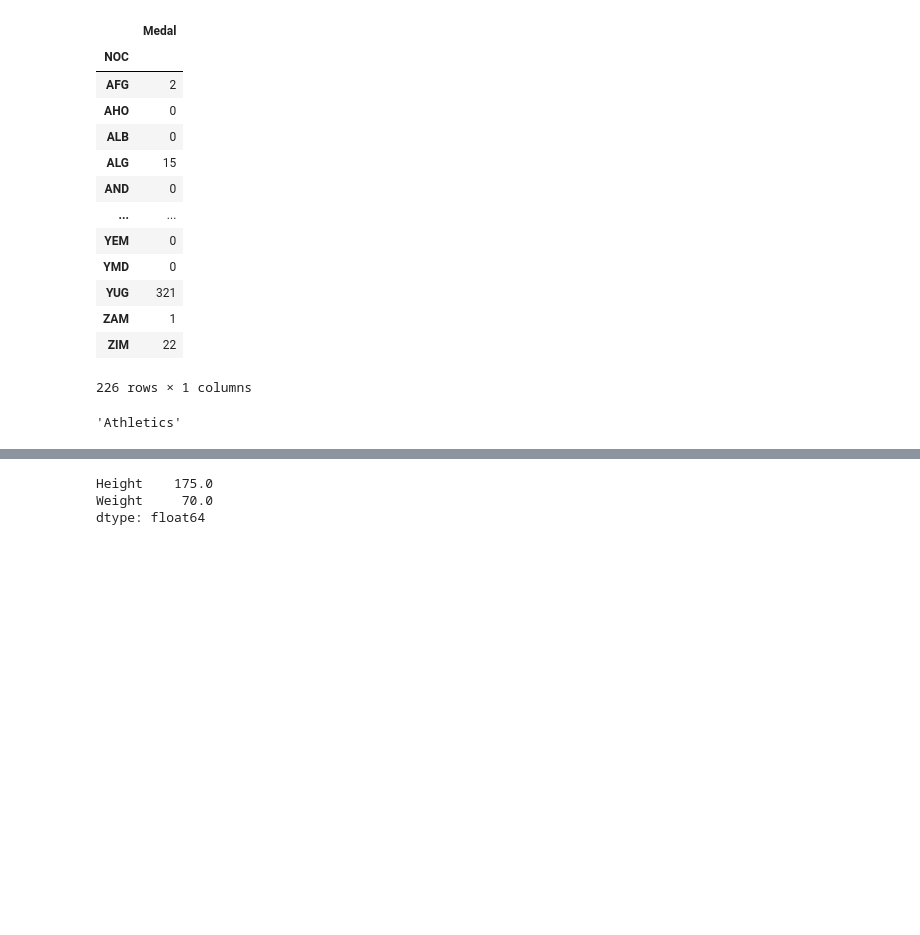
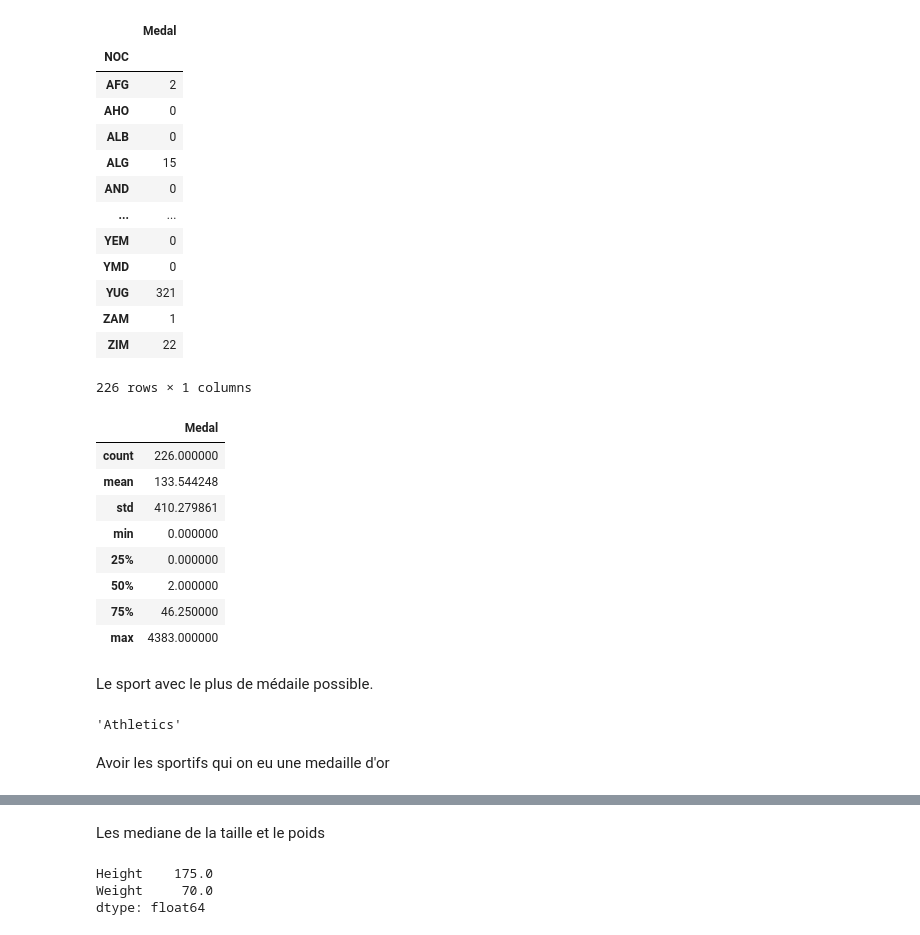
Before and after one commit to gleffad/data_approach_to_olympic_games, a Jupyter notebook: olympic_games_analysis.ipynb, the cells around one changed output, grey strips where cells are left out. Drawn from its saved outputs; the diff is of its cells as text; code cells hidden in the pictures; blank space fills up the shorter version.

```diff
--- a/olympic_games_analysis.ipynb
+++ b/olympic_games_analysis.ipynb
@@ -142,4 +181,18 @@ df_events[['NOC', 'Medal']].groupby('NOC').count()
 | ZAM | 1 |
 | ZIM | 22 |
 226 rows × 1 columns
+# %%
+df_events[['NOC', 'Medal']].groupby('NOC').count().describe()
+# %% [output]
+|  | Medal |
+| count | 226.000000 |
+| mean | 133.544248 |
+| std | 410.279861 |
+| min | 0.000000 |
+| 25% | 0.000000 |
+| 50% | 2.000000 |
+| 75% | 46.250000 |
+| max | 4383.000000 |
+# %% [markdown]
+Le sport avec le plus de médaile possible.
 # %%
@@ -148,4 +200,6 @@ df2 = df_events.groupby('Sport').count()
 df2['Medal'].idxmax()
 # %% [output]
 'Athletics'
+# %% [markdown]
+Avoir les sportifs qui on eu une medaille d'or
 # %%
@@ -166,4 +219,6 @@ df_events[df_events['Medal'] == "Gold"]
 | 135545 | Henk Jan Zwolle | M | 31.0 | 197.0 | 93.0 | Netherlands | NED | 1996 Summer | 1996 | Summer | Atlanta | ... |
 | 135553 | Galina Ivanovna Zybina (-Fyodorova) | F | 21.0 | 168.0 | 80.0 | Soviet Union | URS | 1952 Summer | 1952 | Summer | Helsinki | ... |
 10167 rows × 14 columns
+# %% [markdown]
+Les mediane de la taille et le poids
 # %%
```
Also changed, not shown: parts of 65 cells of this notebook.
